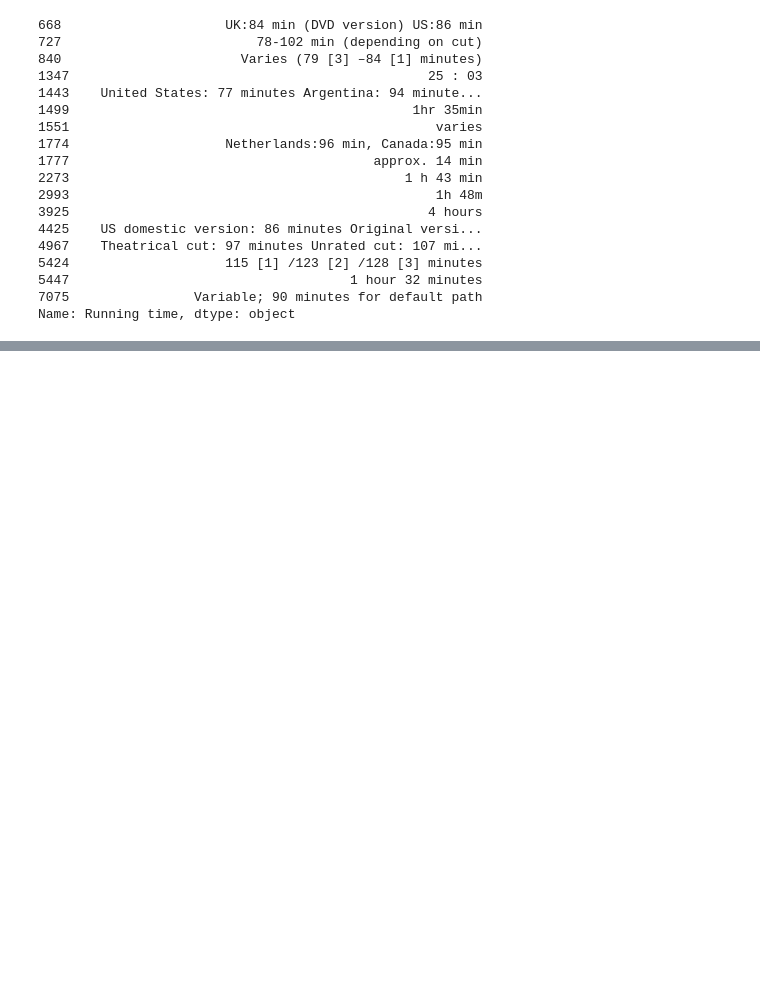
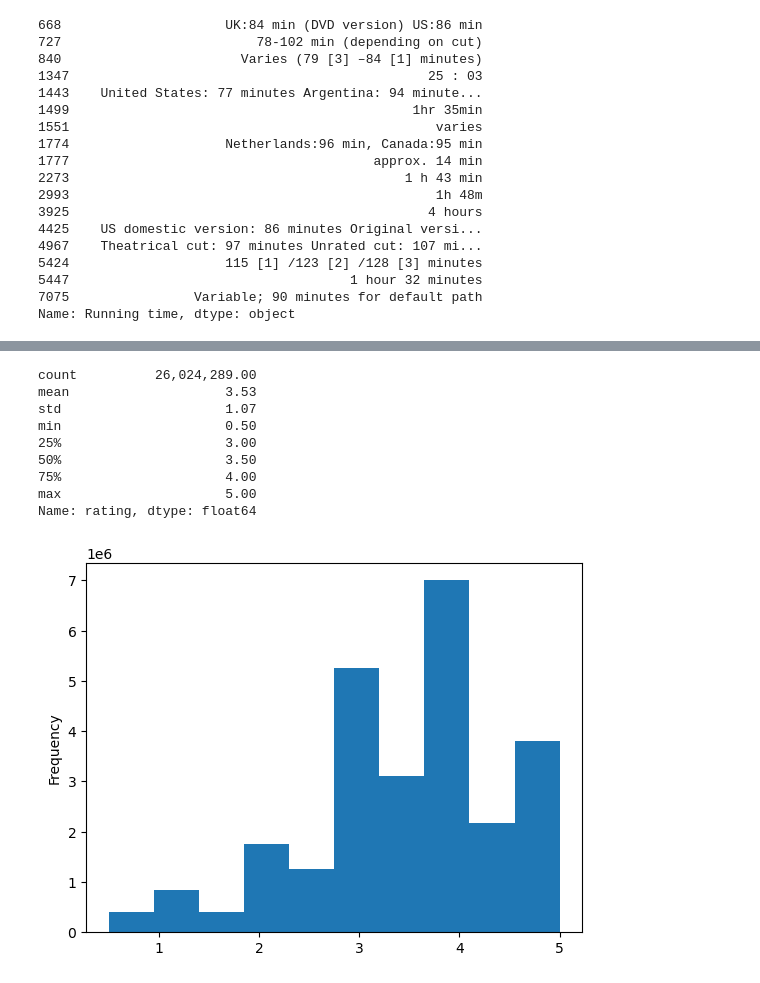
Before and after one commit to vichugo23/Movies-ETL, a Jupyter notebook: cleaning_wiki_data.ipynb, the cells around one changed output, grey strips where cells are left out. Cells and saved outputs as stored; diff of their text form; code cells hidden in the pictures; blank space fills up the shorter version.

```diff
--- a/cleaning_wiki_data.ipynb
+++ b/cleaning_wiki_data.ipynb
@@ -788,0 +761,3 @@ NameError: name 'kaggle_metadata' is not defined
+# %%
+kaggle_metadata = pd.read_csv(f'movies_metadata.csv', low_memory=False)
+ratings = pd.read_csv(f'ratings.csv')
@@ -788,0 +923,5 @@ NameError: name 'kaggle_metadata' is not defined
+# %%
+#These dates don't seem outlandish—the years are within expected bounds, and there appears to be some consistency from one entry to the next.
+#Since the output looks reasonable, assign it to the timestamp column.
+
+ratings['timestamp'] = pd.to_datetime(ratings['timestamp'], unit='s')
@@ -788,0 +932,15 @@ NameError: name 'kaggle_metadata' is not defined
+# %%
+pd.options.display.float_format = '{:20,.2f}'.format
+ratings['rating'].plot(kind='hist')
+ratings['rating'].describe()
+# %% [output]
+count          26,024,289.00
+mean                    3.53
+std                     1.07
+min                     0.50
+25%                     3.00
+50%                     3.50
+75%                     4.00
+max                     5.00
+Name: rating, dtype: float64
+[figure, added]
```
Also changed, not shown: parts of 63 cells of this notebook.
